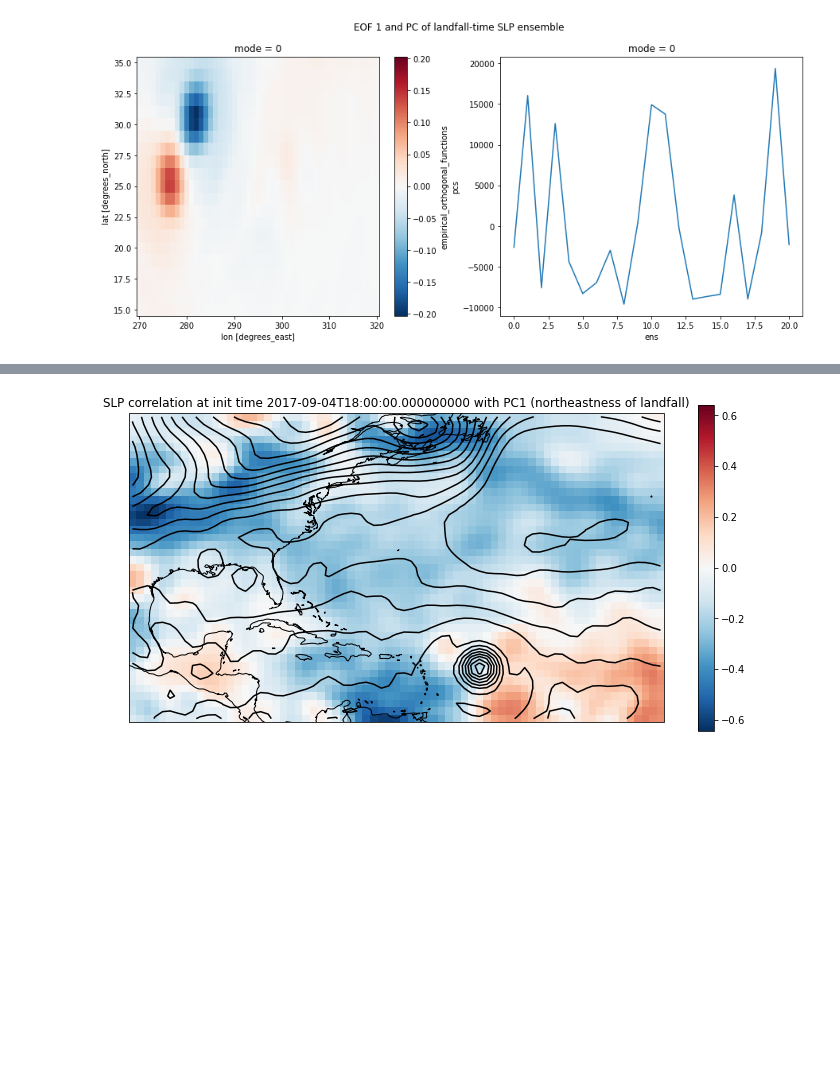
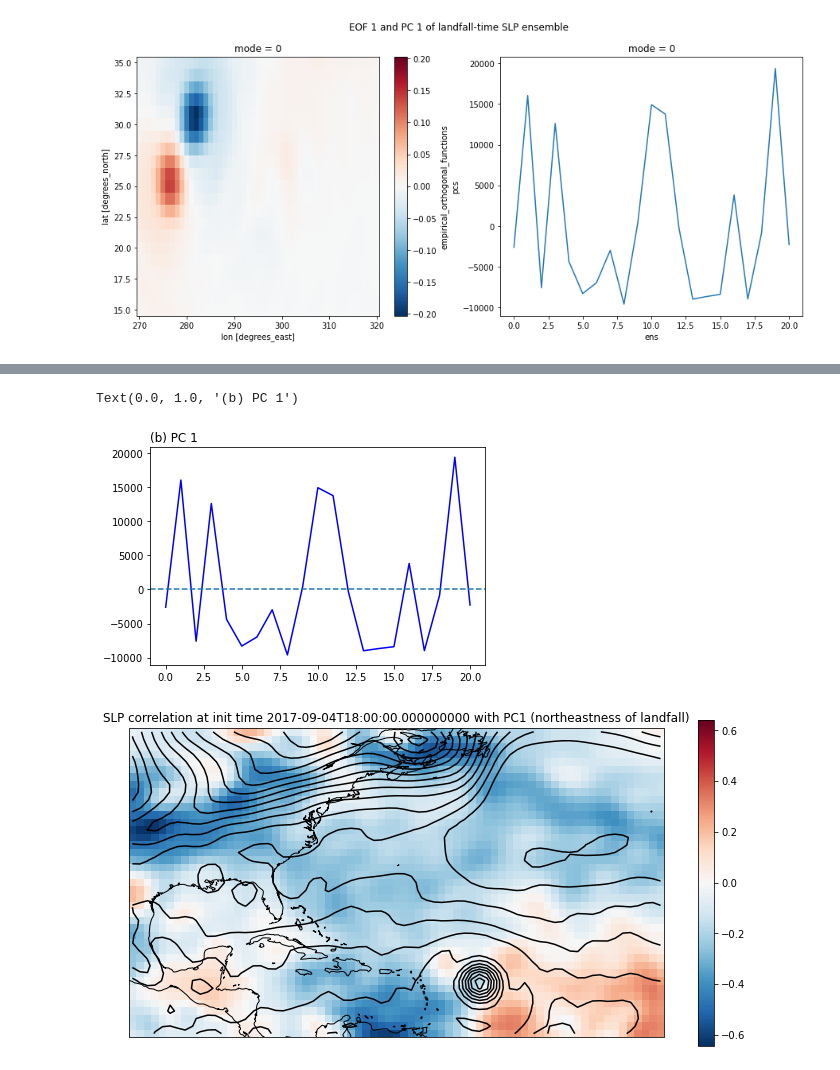
Before and after one commit to fuyihang98/MPO624_2022, a Jupyter notebook: Notebooks/Irma_Yihang.ipynb, the cells around one changed output, grey strips where cells are left out. Cells and saved outputs as stored; diff of their text form; code cells hidden in the pictures; blank space fills up the shorter version.

```diff
--- a/Notebooks/Irma_Yihang.ipynb
+++ b/Notebooks/Irma_Yihang.ipynb
@@ -138,3 +140,11 @@ Text(0.5, 1.0, 'EOF 1 of landfall-time SLP ensemble, mode = 0')
+# %%
+fig, ax = plt.subplots(ncols=1, figsize=(6,4))
+ax.plot(pc[:,0],color='blue')
+ax.axhline(0,linestyle="--")
+ax.set_title('(b) PC 1',loc='left', fontsize = 12)
+# %% [output]
+Text(0.0, 1.0, '(b) PC 1')
+[figure, added]
 # %%
 # Correlation of SLP AT ALL TIMES IN BIG REGION with LANDFALL TIME outcome measures.
 
```
Also changed, not shown: parts of 3 cells of this notebook.
